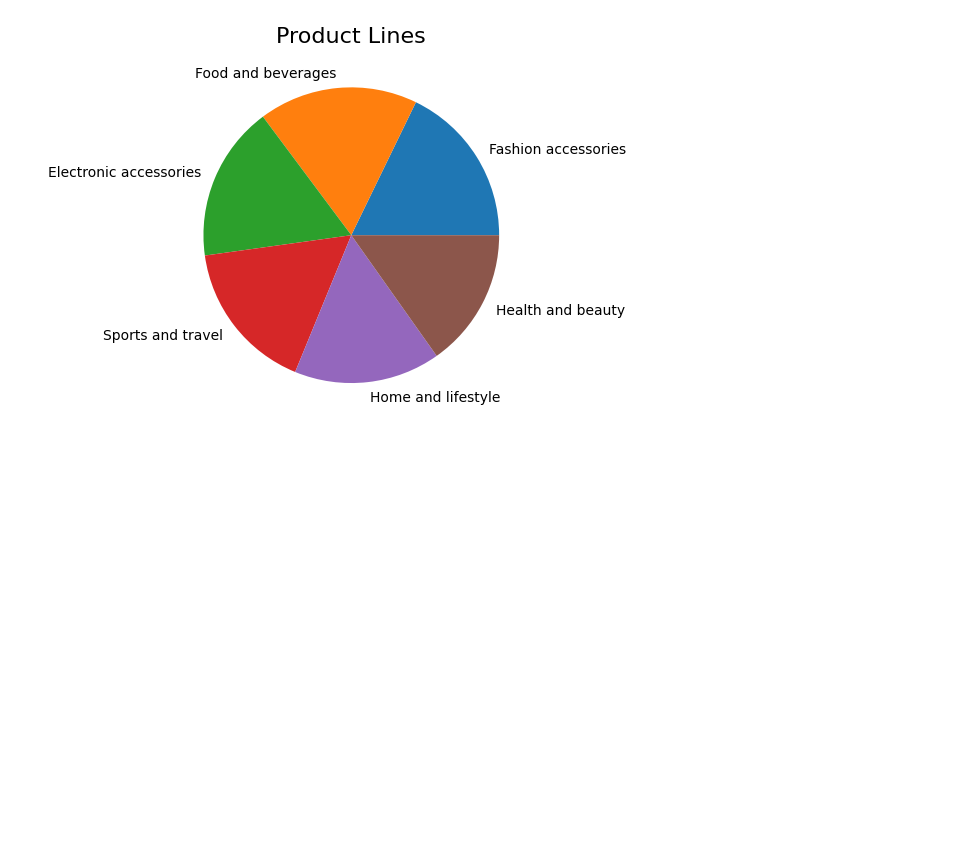
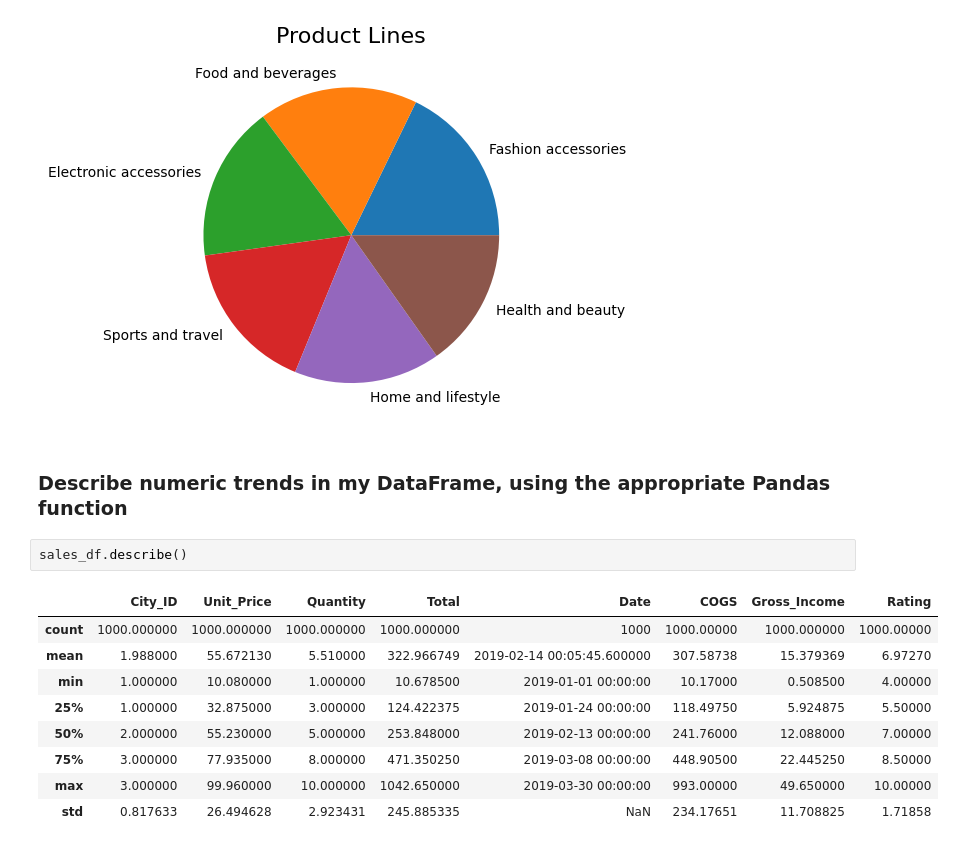
Before and after one commit to callred88/Dataanalysis, a Jupyter notebook: salesanalysis.ipynb, the cells around one changed output. Cells and saved outputs as stored; diff of their text form; blank space fills up the shorter version.

```diff
--- a/salesanalysis.ipynb
+++ b/salesanalysis.ipynb
@@ -168,3 +168,17 @@ plt.ylabel('')
 # %% [output]
 Text(0, 0.5, '')
 [figure]
+# %% [markdown]
+### Describe numeric trends in my DataFrame, using the appropriate Pandas function
+# %%
+sales_df.describe()
+# %% [output]
+|  | City_ID | Unit_Price | Quantity | Total | Date | COGS | Gross_Income | Rating |
+| count | 1000.000000 | 1000.000000 | 1000.000000 | 1000.000000 | 1000 | 1000.00000 | 1000.000000 | 1000.00000 |
+| mean | 1.988000 | 55.672130 | 5.510000 | 322.966749 | 2019-02-14 00:05:45.600000 | 307.58738 | 15.379369 | 6.97270 |
+| min | 1.000000 | 10.080000 | 1.000000 | 10.678500 | 2019-01-01 00:00:00 | 10.17000 | 0.508500 | 4.00000 |
+| 25% | 1.000000 | 32.875000 | 3.000000 | 124.422375 | 2019-01-24 00:00:00 | 118.49750 | 5.924875 | 5.50000 |
+| 50% | 2.000000 | 55.230000 | 5.000000 | 253.848000 | 2019-02-13 00:00:00 | 241.76000 | 12.088000 | 7.00000 |
+| 75% | 3.000000 | 77.935000 | 8.000000 | 471.350250 | 2019-03-08 00:00:00 | 448.90500 | 22.445250 | 8.50000 |
+| max | 3.000000 | 99.960000 | 10.000000 | 1042.650000 | 2019-03-30 00:00:00 | 993.00000 | 49.650000 | 10.00000 |
+| std | 0.817633 | 26.494628 | 2.923431 | 245.885335 | NaN | 234.17651 | 11.708825 | 1.71858 |
```
Also changed, not shown: parts of 2 cells of this notebook.
